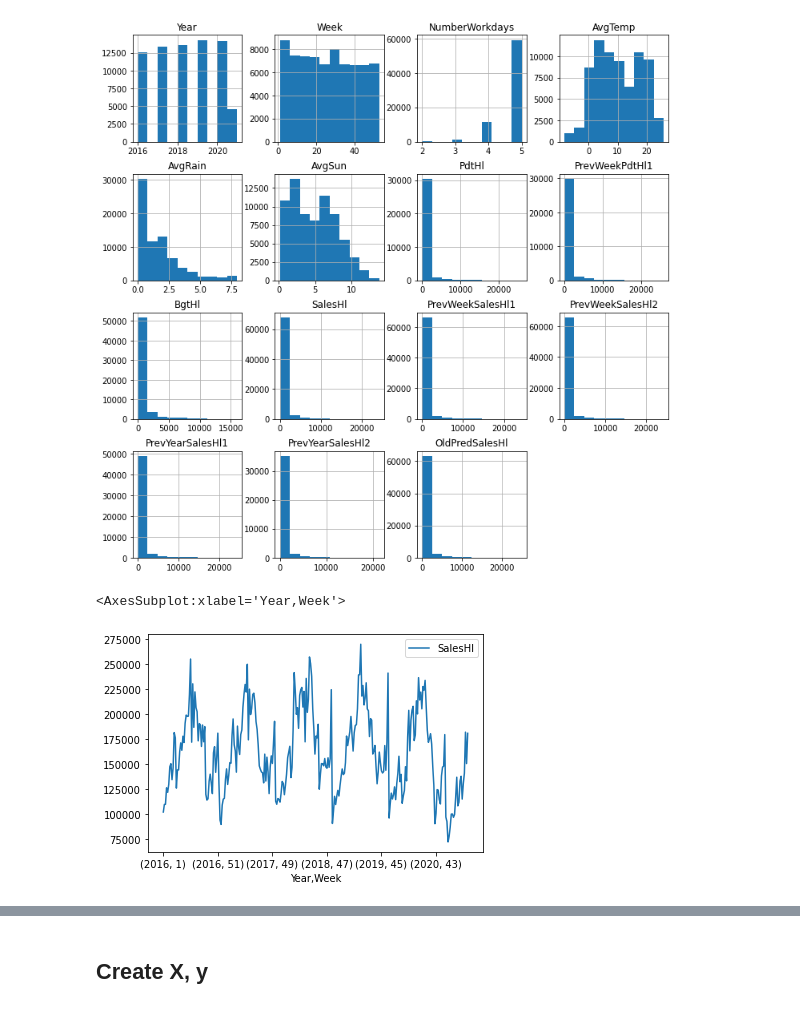
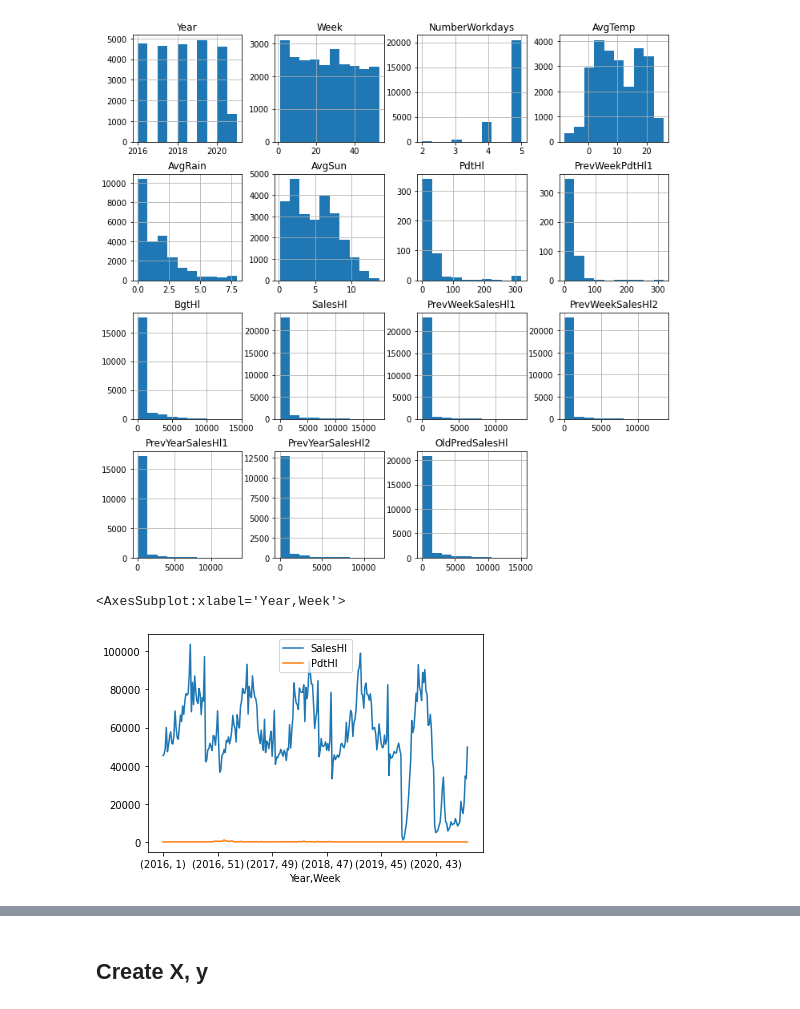
Before and after one commit to kohlicekjan/forecasting-beer-sales-ml, a Jupyter notebook: main.ipynb, the cells around one changed output, grey strips where cells are left out. Saved outputs shown, nothing was run; the diff lists cells and outputs as text; code cells hidden in the pictures.

```diff
--- a/main.ipynb
+++ b/main.ipynb
@@ -38,15 +42,14 @@ MODEL_PATH = f'./models/{DATASET_NAME}_model.joblib'
 RESULT_CSV_PATH = f'./results/{DATASET_NAME}_result.csv'
 RESULT_EXCEL_PATH = f'./results/{DATASET_NAME}_result.xlsx'
 # %%
-
 data_dtype = {'SkuShort':'str', 'ProductGroup':'str', 'PrimaryPack':'str', 'Country':'str', 'IsLockdown':'bool'}
 
-#data = pd.read_csv(DATA_PATH, header=0, decimal=",", dtype=data_dtype)
+data = pd.read_csv(DATA_PATH, header=0, decimal=",", dtype=data_dtype)
 
-data_off_trade = pd.read_csv(f'./data/off-trade_data.csv', header=0, decimal=",", dtype=data_dtype)
-data_on_trade = pd.read_csv(f'./data/on-trade_data.csv', header=0, decimal=",", dtype=data_dtype)
+# data_off_trade = pd.read_csv(f'./data/off-trade_data.csv', header=0, decimal=",", dtype=data_dtype)
+# data_on_trade = pd.read_csv(f'./data/on-trade_data.csv', header=0, decimal=",", dtype=data_dtype)
+# data = pd.concat([data_off_trade, data_on_trade], ignore_index=True)
 
-data = pd.concat([data_off_trade, data_on_trade], ignore_index=True)
 data = data.sort_values(by=['Year','Week']).reset_index().drop(columns=['index'])
 
 data.head()
@@ -93,9 +96,9 @@ data.describe()
 data.hist(figsize=[12,12])
 plt.show()
 # %% [output]
-[figure, old version]
+[figure, new version]
 # %%
-data.groupby(['Year','Week']).sum().plot(y=['SalesHl'])
+data.groupby(['Year','Week']).sum().plot(y=['SalesHl', 'PdtHl'])
 # %% [output]
 <AxesSubplot:xlabel='Year,Week'>
-[figure, old version]
+[figure, new version]
```
Also changed, not shown: parts of 23 cells of this notebook, 8 other files.
